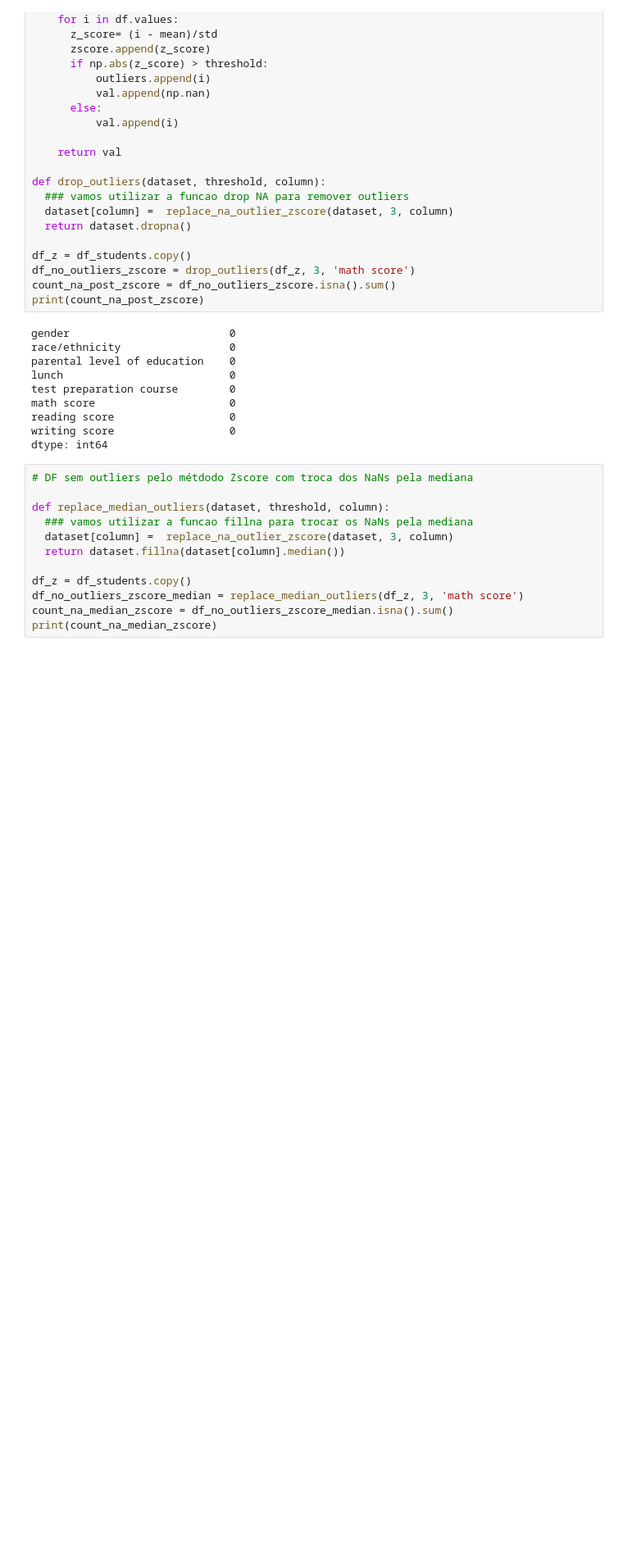
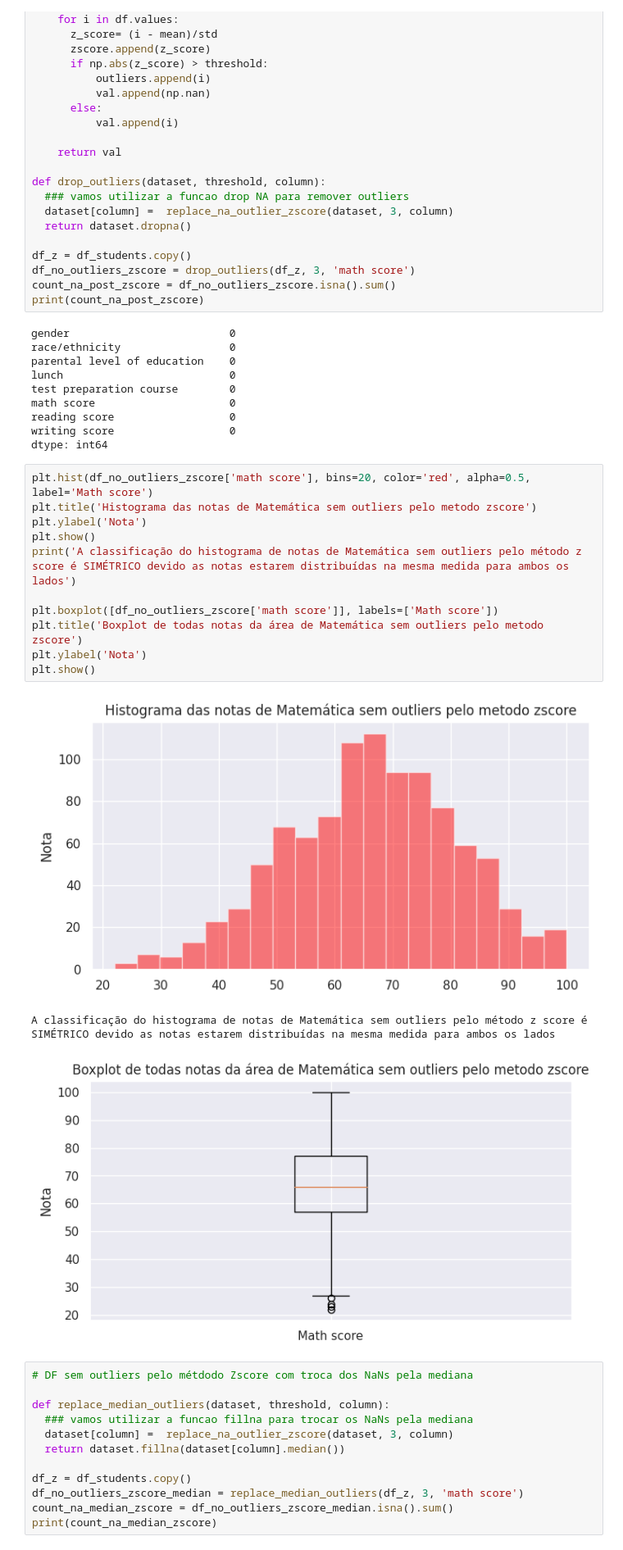
Before and after one commit to dsreliete/Womakerscode-DA-desafio_squad, a Jupyter notebook: Desafio2.ipynb, the cells around one changed output. Shown at 82% size. Saved outputs shown, nothing was run; the diff lists cells and outputs as text; blank space fills up the shorter version.

Commit message:
zscore graphs

```diff
--- a/Desafio2.ipynb
+++ b/Desafio2.ipynb
@@ -326,6 +326,21 @@ math score                     0
 reading score                  0
 writing score                  0
 dtype: int64
+# %%
+plt.hist(df_no_outliers_zscore['math score'], bins=20, color='red', alpha=0.5, label='Math score')
+plt.title('Histograma das notas de Matemática sem outliers pelo metodo zscore')
+plt.ylabel('Nota')
+plt.show()
+print('A classificação do histograma de notas de Matemática sem outliers pelo método z score é SIMÉTRICO devido as notas estarem distribuídas na mesma medida para ambos os lados')
+
+plt.boxplot([df_no_outliers_zscore['math score']], labels=['Math score'])
+plt.title('Boxplot de todas notas da área de Matemática sem outliers pelo metodo zscore')
+plt.ylabel('Nota')
+plt.show()
+# %% [output]
+[figure, added]
+A classificação do histograma de notas de Matemática sem outliers pelo método z score é SIMÉTRICO devido as notas estarem distribuídas na mesma medida para ambos os lados
+[figure, added]
 # %%
 # DF sem outliers pelo métdodo Zscore com troca dos NaNs pela mediana
 
```
Also changed, not shown: parts of 1 cell of this notebook.
